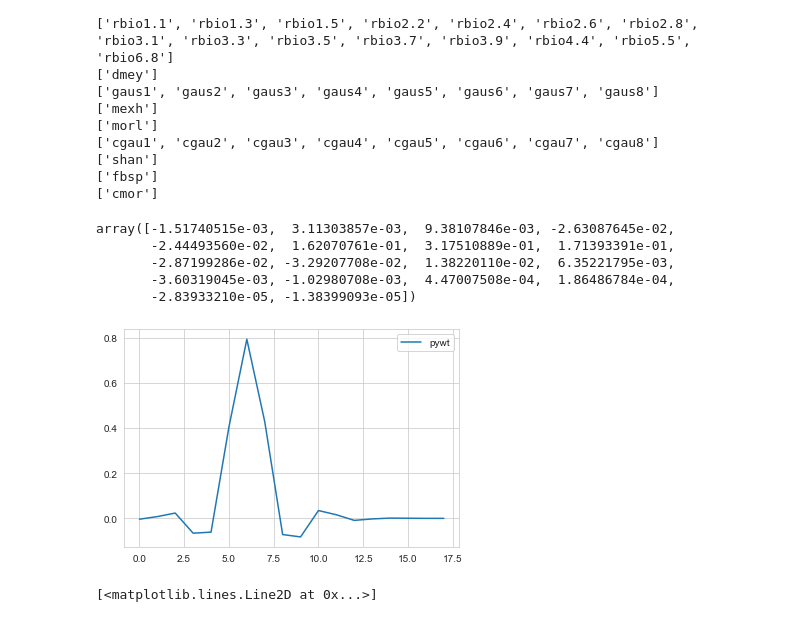
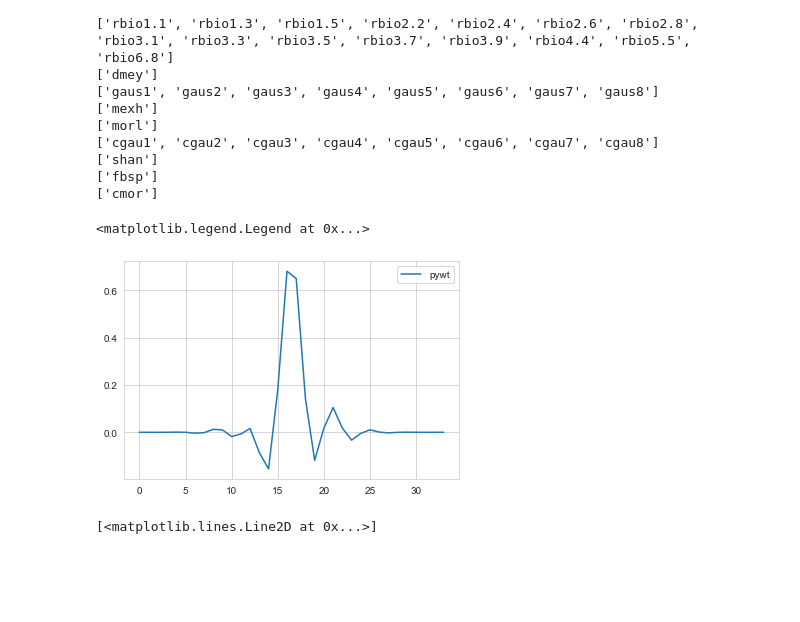
Before and after one commit to A-Big-Tortoise/NRSR_Research, a Jupyter notebook: Code/New_scg/draft.ipynb, the cells around one changed output. Saved outputs shown, nothing was run; the diff lists cells and outputs as text; code cells hidden in the pictures; blank space fills up the shorter version.

```diff
--- a/Code/New_scg/draft.ipynb
+++ b/Code/New_scg/draft.ipynb
@@ -34,24 +34,16 @@ for mother_wave in mother_waves:
 # %%
 import pywt
 
-idx = 3
+idx = 17
 
-wavelet = pywt.DiscreteContinuousWavelet('coif'+str(idx))
+wavelet = pywt.DiscreteContinuousWavelet('sym'+str(idx))
 plt.plot(wavelet.rec_lo, label='pywt')
 # plt.plot(wavelet.dec_lo, label='low')
 # plt.plot(wavelet_db, label='scipy')
 plt.legend()
-# wavelet.filter_bank
-len(wavelet.rec_lo)
-
-np.array(wavelet.rec_lo) * 0.4
 # %% [output]
-array([-1.51740515e-03,  3.11303857e-03,  9.38107846e-03, -2.63087645e-02,
-       -2.44493560e-02,  1.62070761e-01,  3.17510889e-01,  1.71393391e-01,
-       -2.87199286e-02, -3.29207708e-02,  1.38220110e-02,  6.35221795e-03,
-       -3.60319045e-03, -1.02980708e-03,  4.47007508e-04,  1.86486784e-04,
-       -2.83933210e-05, -1.38399093e-05])
+<matplotlib.legend.Legend at 0x...>
-[figure, old version]
+[figure, new version]
 # %%
 plt.plot(np.load('./test.npy')[3, :1000])
 # %% [output]
```
Also changed, not shown: parts of 1 cell of this notebook, 10 other files.
